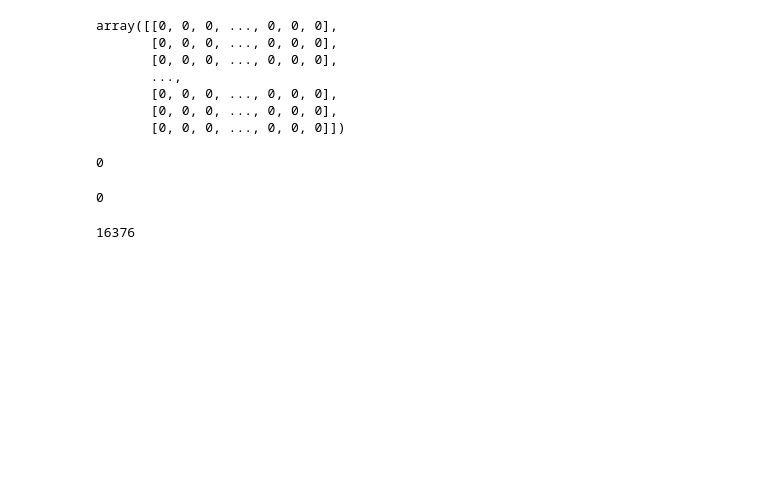
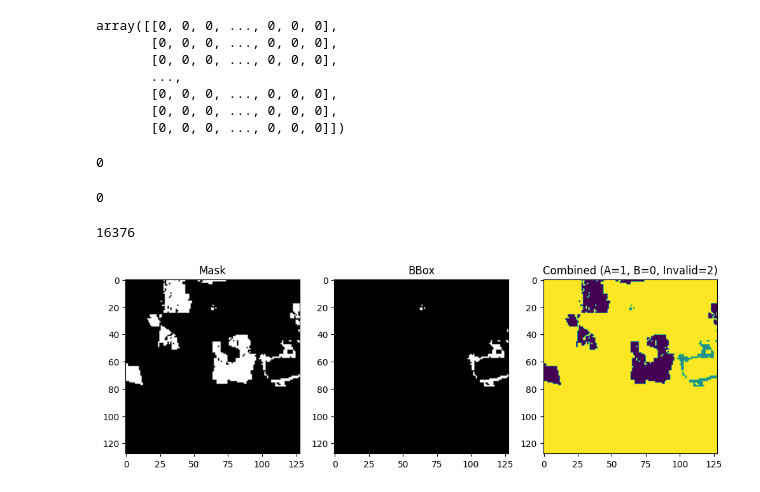
Before and after one commit to BiodiversityLab/bioscann, a Jupyter notebook: load_training_data_tiff.ipynb, the cells around one changed output. Cells and saved outputs as stored; diff of their text form; code cells hidden in the pictures; blank space fills up the shorter version.

```diff
--- a/load_training_data_tiff.ipynb
+++ b/load_training_data_tiff.ipynb
@@ -134,6 +134,7 @@ def plot_instance(instance_id, indata_folder, outdata_folder):
     plt.title('Combined (A=1, B=0, Invalid=2)')
 
     plt.show()
+    return combined
 # %%
 # Example usage
 indata_folder = 'data/processed_geodata/alpine/alpine_geodata/indata'
@@ -253,3 +254,13 @@ class_b_count
 class_invalid_count
 # %% [output]
 16376
+# %%
+# Example usage
+indata_folder = 'data/processed_geodata/boreal_south/boreal_south_geodata/indata'
+outdata_folder = 'data/processed_geodata/boreal_south/boreal_south_geodata/outdata'
+#class_a_count, class_b_count, class_invalid_count = count_pixels(indata_folder, outdata_folder)
+#print(f"Class A pixels: {class_a_count}, Class B pixels: {class_b_count}, Class Invalid pixels: {class_invalid_count}")
+# To plot for a specific instance
+a = plot_instance("23_44", indata_folder, outdata_folder)
+# %% [output]
+[figure, added]
```
Also changed, not shown: parts of 2 cells of this notebook, 25 other files.
